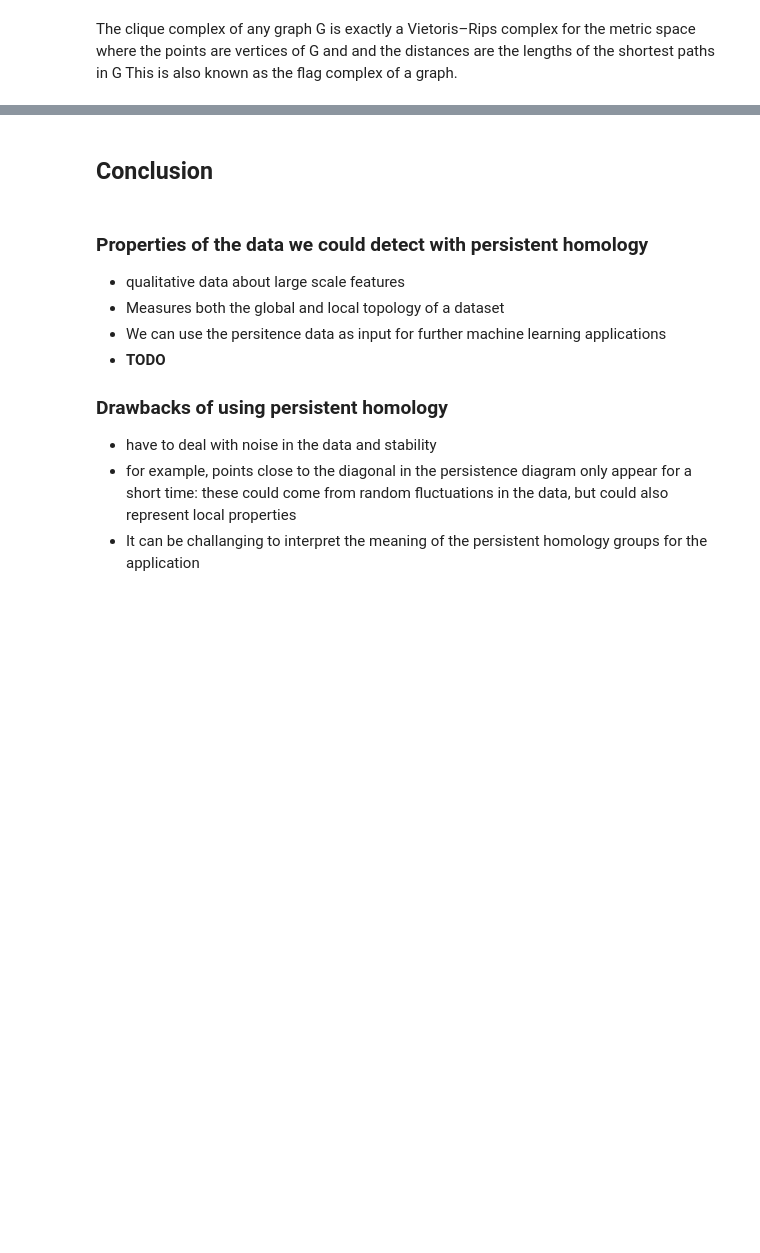
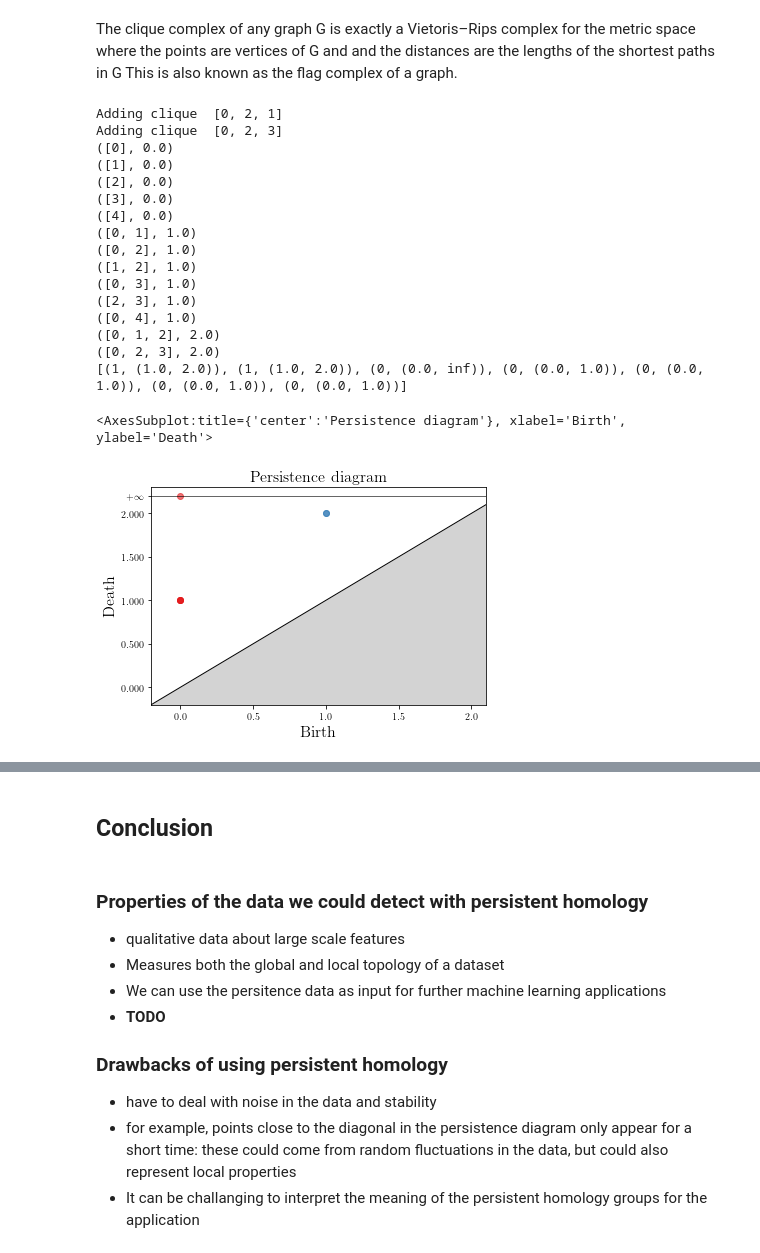
Before and after one commit to ben300694/jupyter-TDA, a Jupyter notebook: persistent_homology_15_min_intro.ipynb, the cells around one changed output, grey strips where cells are left out. Saved outputs shown, nothing was run; the diff lists cells and outputs as text; code cells hidden in the pictures; blank space fills up the shorter version.

```diff
--- a/persistent_homology_15_min_intro.ipynb
+++ b/persistent_homology_15_min_intro.ipynb
@@ -152,3 +170,35 @@ def simplex_graph_from_csv(path_to_csv, delimiter=','):
+# %%
+# Toy example working with the simplex 2-complex
+path_to_toy_csv = '/home/ben/git-source/jupyter-TDA/datasets/toy_graph.txt'
+
+toy_st = simplex_2_complex_from_csv(path_to_toy_csv)
+
+for simplex in toy_st.get_filtration():
+    print(simplex)
+
+toy_bar = toy_st.persistence(min_persistence=-1.0, persistence_dim_max=True)
+print(toy_bar)
+
+gudhi.plot_persistence_diagram(toy_bar)
+# %% [output]
+Adding clique  [0, 2, 1]
+Adding clique  [0, 2, 3]
+([0], 0.0)
+([1], 0.0)
+([2], 0.0)
+([3], 0.0)
+([4], 0.0)
+([0, 1], 1.0)
+([0, 2], 1.0)
+([1, 2], 1.0)
+([0, 3], 1.0)
+([2, 3], 1.0)
+([0, 4], 1.0)
+([0, 1, 2], 2.0)
+([0, 2, 3], 2.0)
+[(1, (1.0, 2.0)), (1, (1.0, 2.0)), (0, (0.0, inf)), (0, (0.0, 1.0)), (0, (0.0, 1.0)), (0, (0.0, 1.0)), (0, (0.0, 1.0))]
+<AxesSubplot:title={'center':'Persistence diagram'}, xlabel='Birth', ylabel='Death'>
+[figure, added]
 # %%
 # Toy example working with the simplex tree
 path_to_toy_csv = '/home/ben/git-source/jupyter-TDA/datasets/toy_graph.txt'
```
Also changed, not shown: parts of 7 cells of this notebook.
